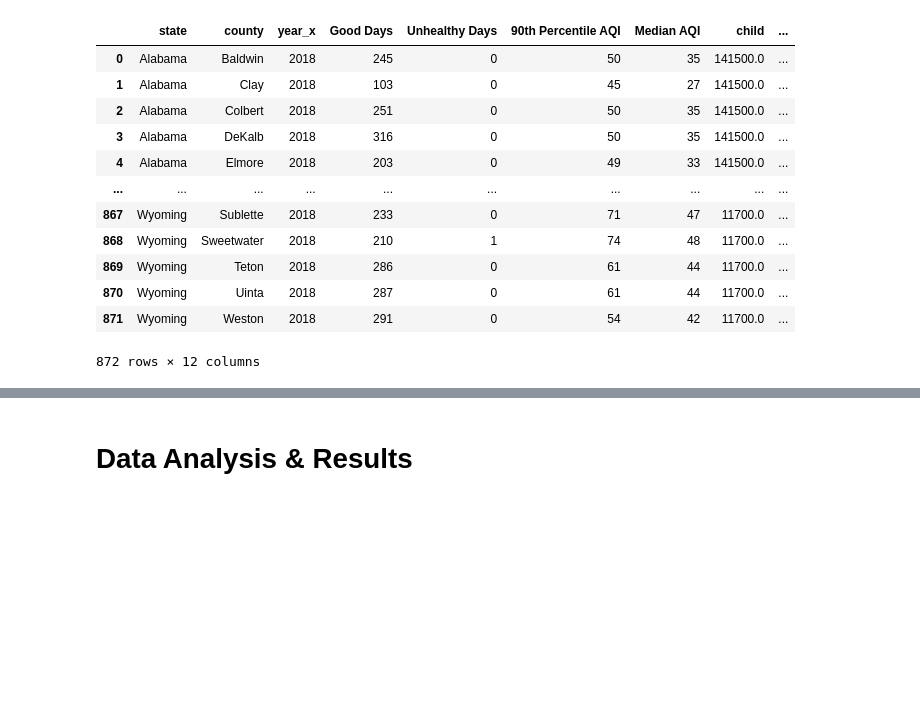
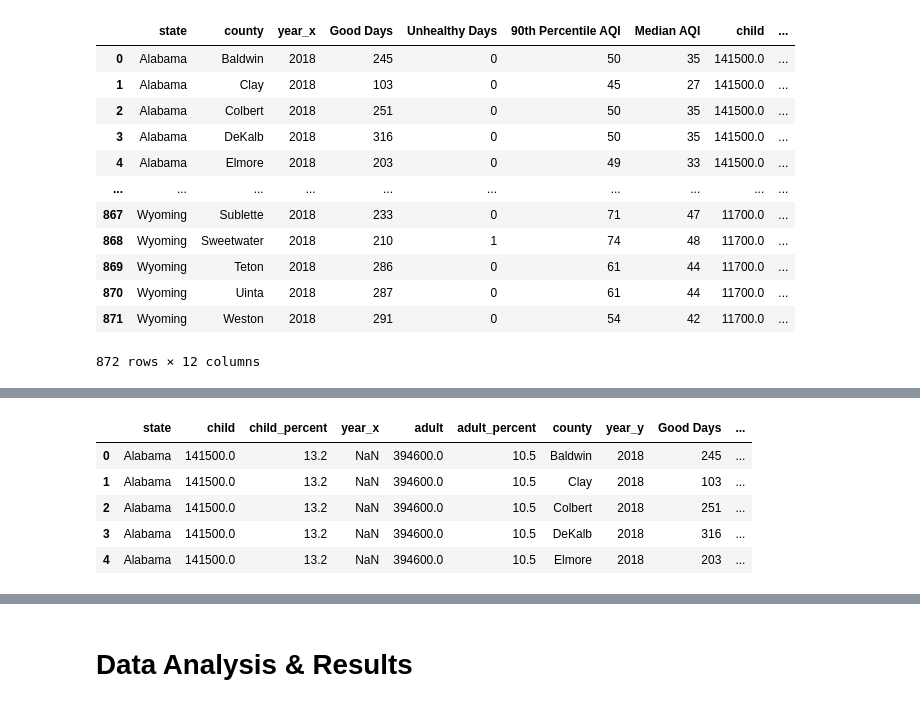
Before and after one commit to tintrungp/COGS108_Repo, a Jupyter notebook: FinalProjectGroup017Sp22.ipynb, the cells around one changed output, grey strips where cells are left out. Drawn from its saved outputs; the diff is of its cells as text; code cells hidden in the pictures; blank space fills up the shorter version.

```diff
--- a/FinalProjectGroup017Sp22.ipynb
+++ b/FinalProjectGroup017Sp22.ipynb
@@ -460,0 +490,11 @@ aqi_state_asthma
+# %%
+asthma['child']= asthma['child'].astype(float)
+aqi_state_asthma['Unhealthy Days']= aqi_state_asthma['Unhealthy Days'].astype(float)
+aqi_state_asthma.head()
+# %% [output]
+|  | state | child | child_percent | year_x | adult | adult_percent | county | year_y | Good Days | ... |
+| 0 | Alabama | 141500.0 | 13.2 | NaN | 394600.0 | 10.5 | Baldwin | 2018 | 245 | ... |
+| 1 | Alabama | 141500.0 | 13.2 | NaN | 394600.0 | 10.5 | Clay | 2018 | 103 | ... |
+| 2 | Alabama | 141500.0 | 13.2 | NaN | 394600.0 | 10.5 | Colbert | 2018 | 251 | ... |
+| 3 | Alabama | 141500.0 | 13.2 | NaN | 394600.0 | 10.5 | DeKalb | 2018 | 316 | ... |
+| 4 | Alabama | 141500.0 | 13.2 | NaN | 394600.0 | 10.5 | Elmore | 2018 | 203 | ... |
```
Also changed, not shown: parts of 9 cells of this notebook.
